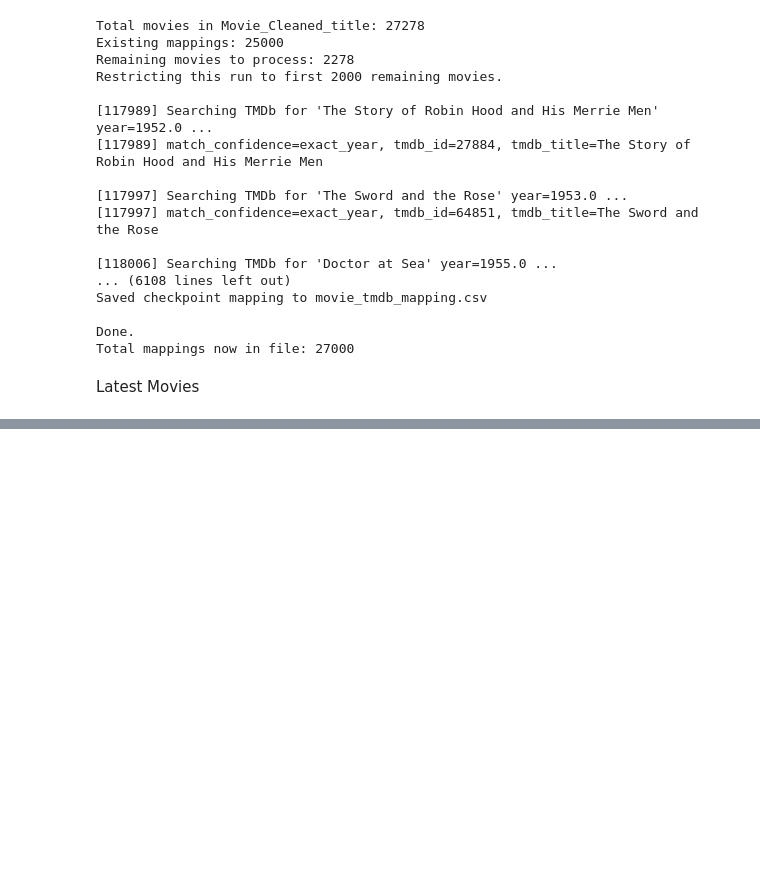
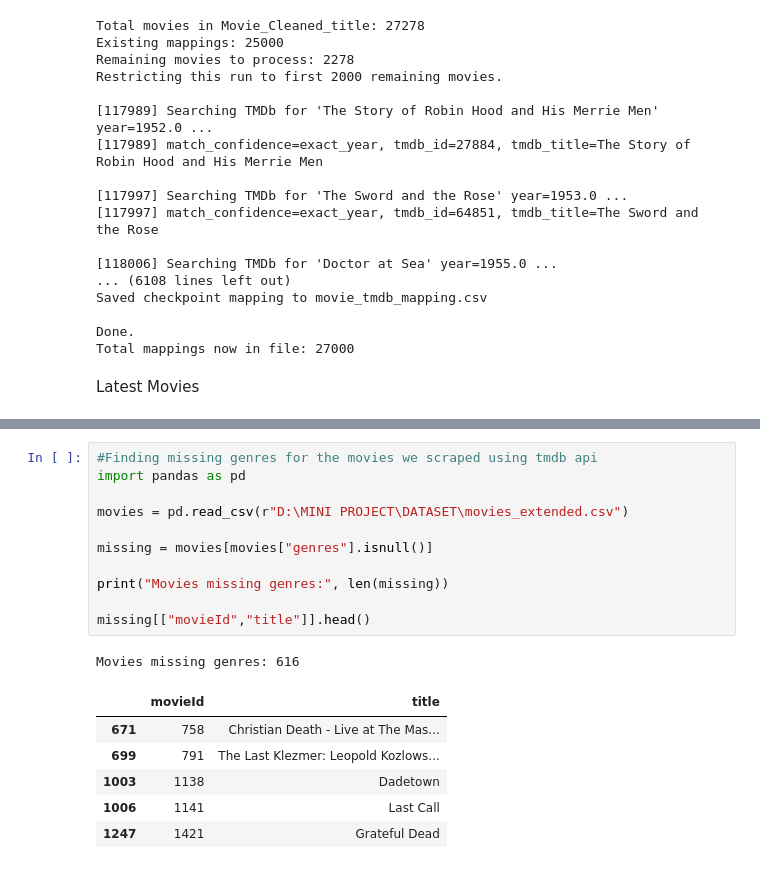
Before and after one commit to madhurabashinims/Movie-recommendation-system, a Jupyter notebook: NOTEBOOKS/[1] Web_Scraping.ipynb, the cells around one changed output, grey strips where cells are left out. Drawn from its saved outputs; the diff is of its cells as text; blank space fills up the shorter version.

```diff
--- a/NOTEBOOKS/[1] Web_Scraping.ipynb
+++ b/NOTEBOOKS/[1] Web_Scraping.ipynb
@@ -797,0 +852,19 @@ Total movies saved: 322
+# %%
+#Finding missing genres for the movies we scraped using tmdb api
+import pandas as pd
+
+movies = pd.read_csv(r"D:\MINI PROJECT\DATASET\movies_extended.csv")
+
+missing = movies[movies["genres"].isnull()]
+
+print("Movies missing genres:", len(missing))
+
+missing[["movieId","title"]].head()
+# %% [output]
+Movies missing genres: 616
+|  | movieId | title |
+| 671 | 758 | Christian Death - Live at The Mas... |
+| 699 | 791 | The Last Klezmer: Leopold Kozlows... |
+| 1003 | 1138 | Dadetown |
+| 1006 | 1141 | Last Call |
+| 1247 | 1421 | Grateful Dead |
```
Also changed, not shown: parts of 7 cells of this notebook, 15 other files.
